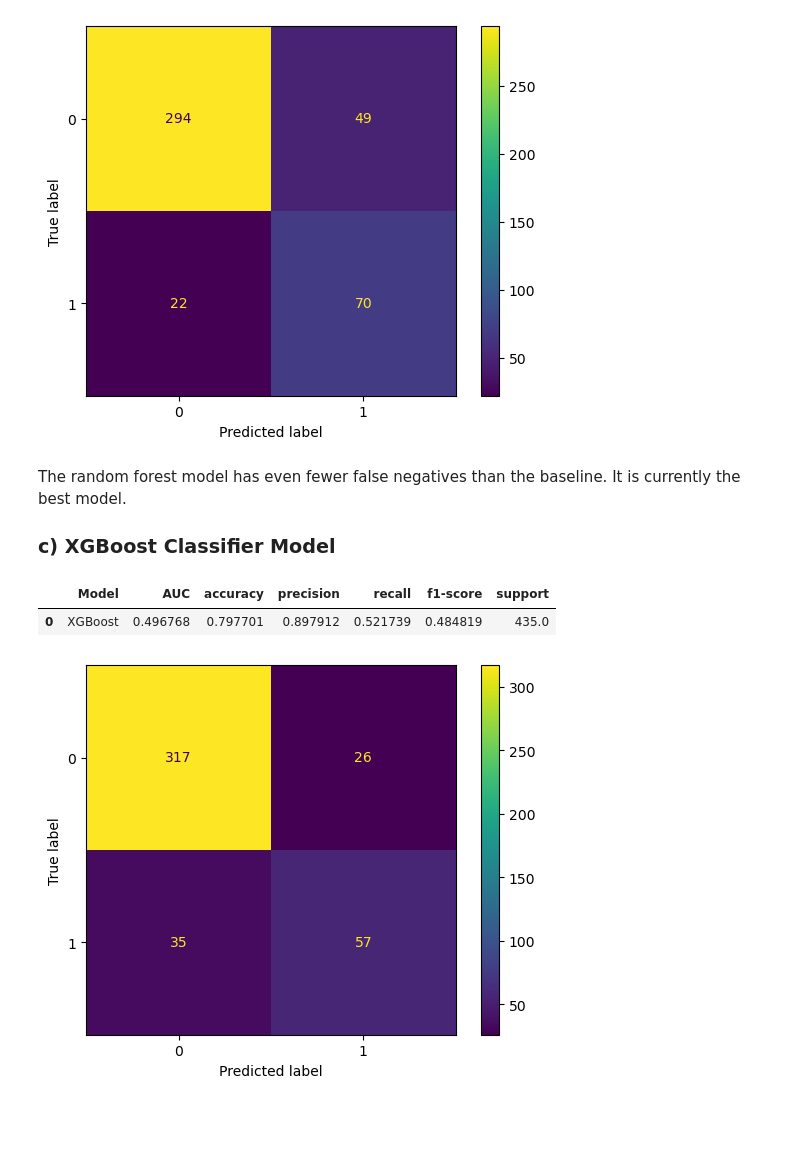
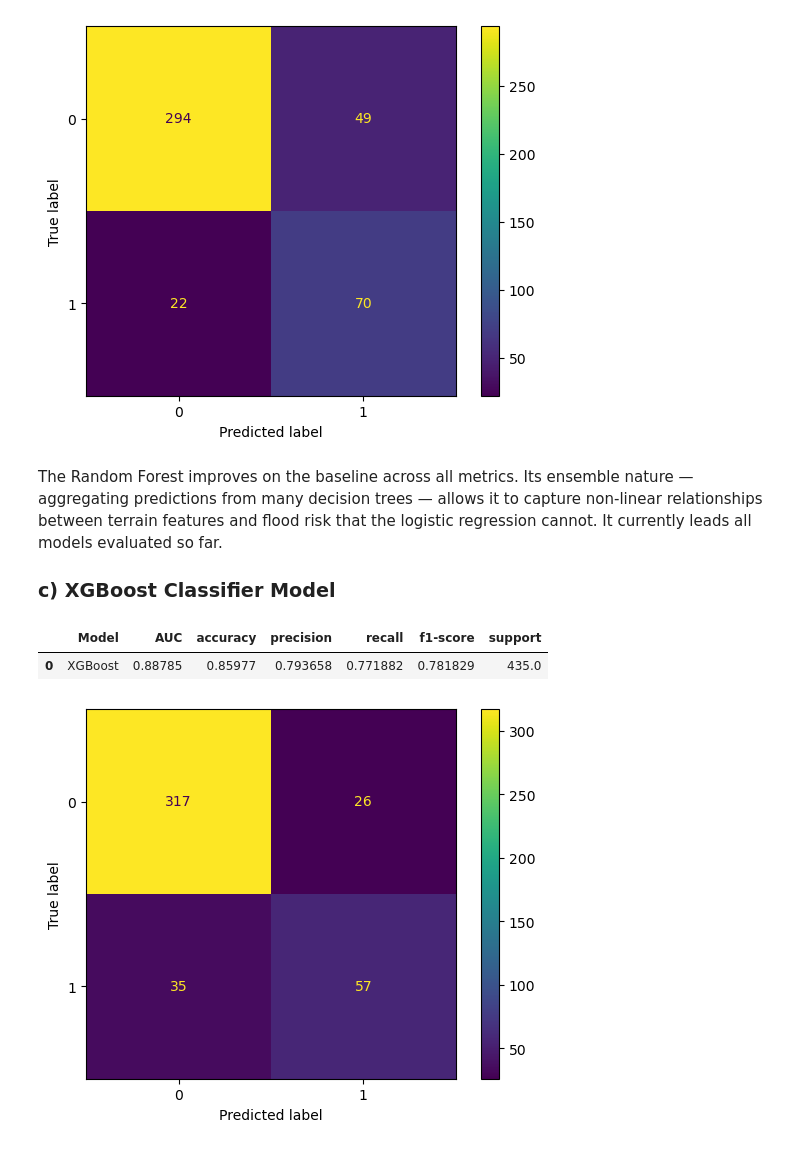
Before and after one commit to T31SHA/Nairobi_Flood_Guard-AI, a Jupyter notebook: notebook.ipynb, the cells around one changed output. Cells and saved outputs as stored; diff of their text form; code cells hidden in the pictures; blank space fills up the shorter version.

```diff
--- a/notebook.ipynb
+++ b/notebook.ipynb
@@ -396,14 +403,14 @@ log_reg_pipeline = Pipeline(
 log_reg_pipeline.fit(X_train, y_train)
 
 # Helper function to calculate metrics
-def get_metrics_df(fitted_model, name, X_test=X_test, y_test=y_test):
+def get_metrics_df(pipeline, name, X_test=X_test, y_test=y_test):
     """
-    NB: This function takes a fitted model
+    NB: This function takes a fitted pipeline
     """
     metrics_dict = {}
     metrics_dict['Model'] = name
-    preds = fitted_model.predict(X_test)
-    probas = fitted_model.predict_proba(X_test)[:, 1]
+    preds = pipeline.predict(X_test)
+    probas = pipeline.predict_proba(X_test)[:, 1]
 
     # Get roc score
     metrics_dict['AUC'] = [roc_auc_score(y_test, probas)]
@@ -460,24 +467,24 @@ plt.show()
 # %% [output]
 [figure]
 # %% [markdown]
-The random forest model has even fewer false negatives than the baseline. It is currently the best model.
+The Random Forest improves on the baseline across all metrics. Its ensemble nature — aggregating predictions from many decision trees — allows it to capture non-linear relationships between terrain features and flood risk that the logistic regression cannot. It currently leads all models evaluated so far.
 
 ### c) XGBoost Classifier Model
 # %%
 xg_boost_pipeline = Pipeline(
     [
         ('StandardScaler', StandardScaler()),
         ('xg_boost_model', xg_boost_model)
     ]
 )
 
 xg_boost_pipeline.fit(X_train, y_train)
 
-xg_boost_df = get_metrics_df(xg_boost_model, "XGBoost")
+xg_boost_df = get_metrics_df(xg_boost_pipeline, "XGBoost")
 xg_boost_df
 # %% [output]
 |  | Model | AUC | accuracy | precision | recall | f1-score | support |
-| 0 | XGBoost | 0.496768 | 0.797701 | 0.897912 | 0.521739 | 0.484819 | 435.0 |
+| 0 | XGBoost | 0.88785 | 0.85977 | 0.793658 | 0.771882 | 0.781829 | 435.0 |
 # %%
 display = ConfusionMatrixDisplay(
     confusion_matrix(y_test, xg_boost_pipeline.predict(X_test))
```
Also changed, not shown: parts of 15 cells of this notebook.
